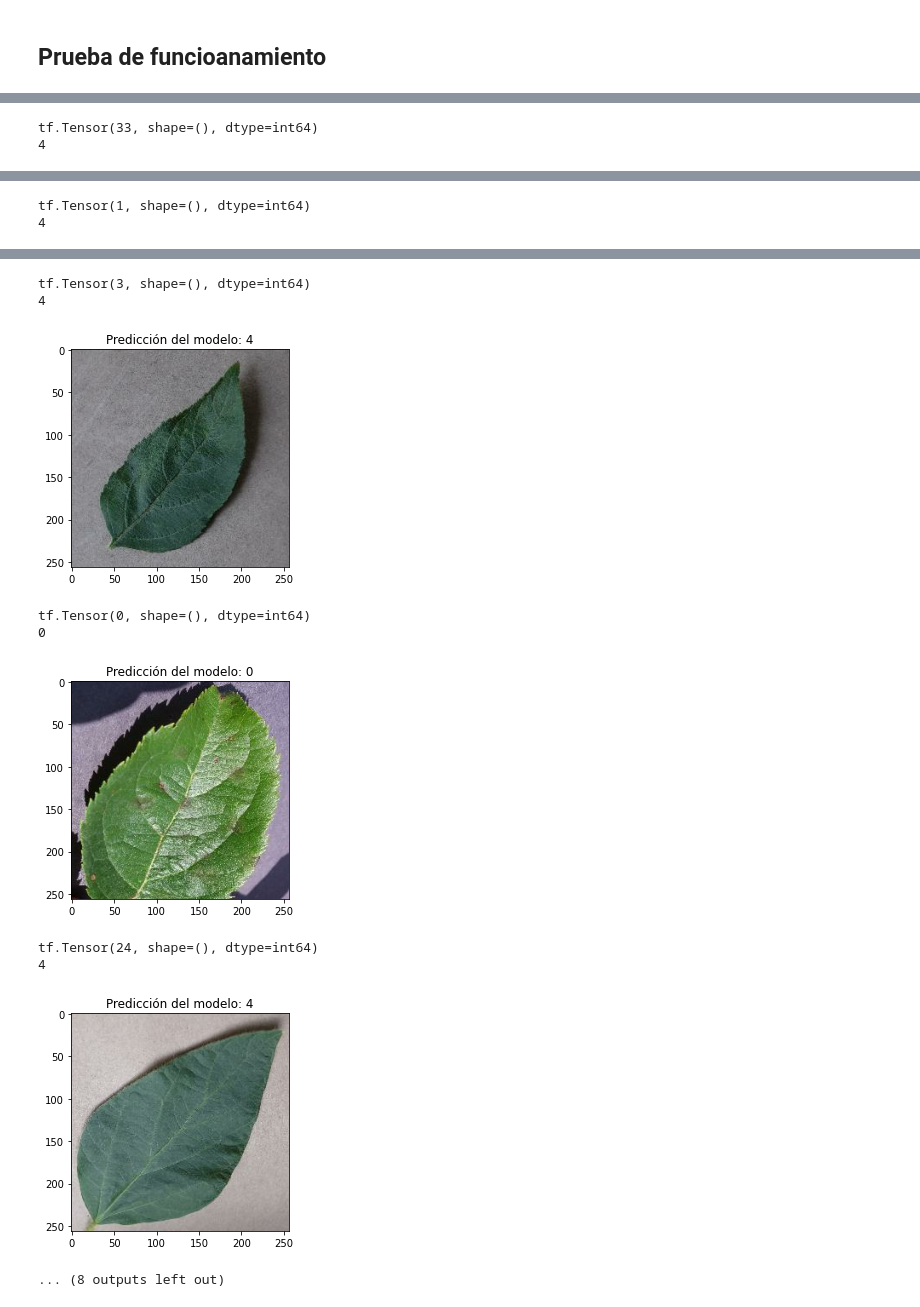
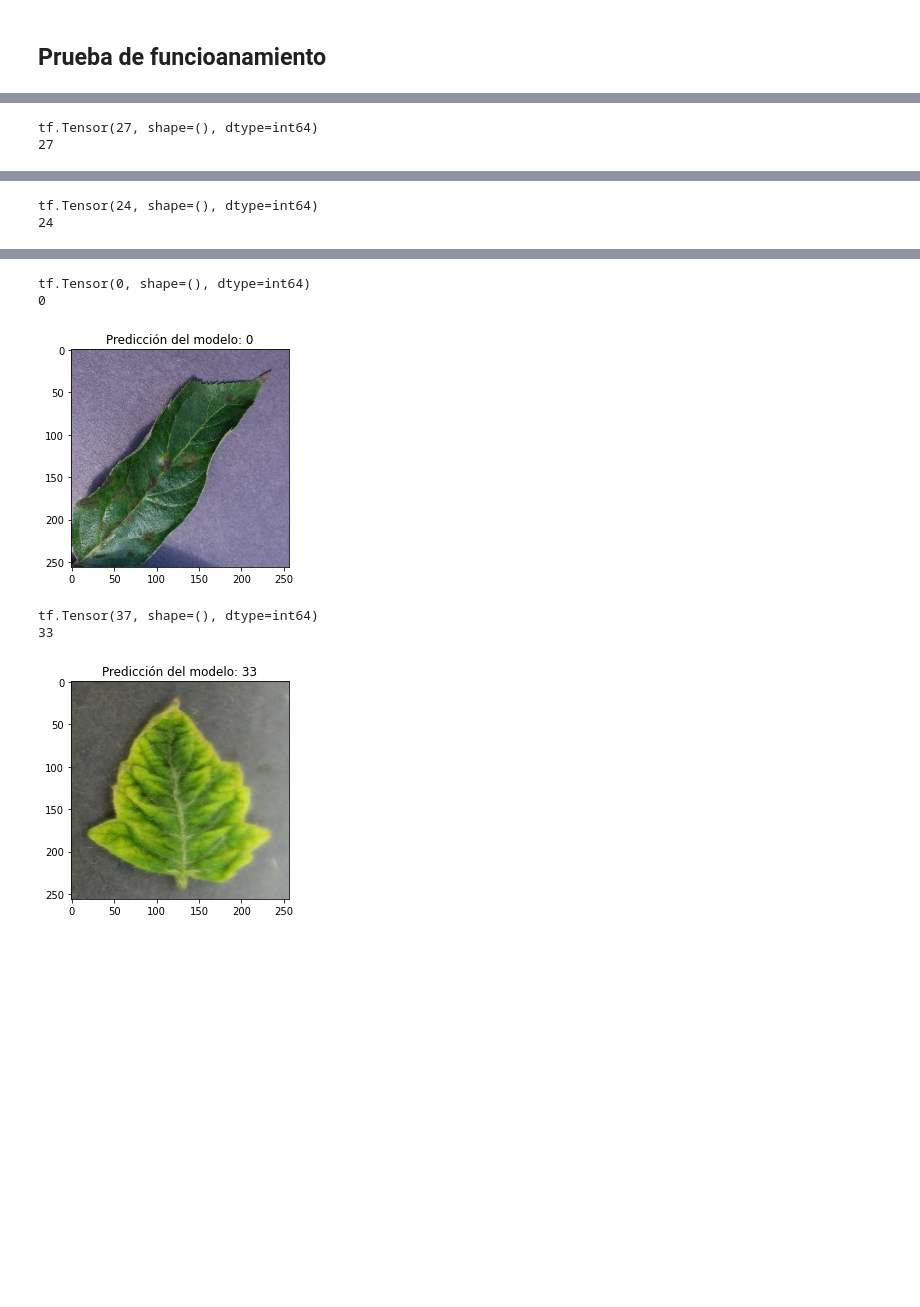
Before and after one commit to Saguirre9911/Tensroflow_tutoriales, a Jupyter notebook: Ejemplos de aplicacion/Tensorflow_Clasificador_de_enfermedades_en_platnas.ipynb, the cells around one changed output, grey strips where cells are left out. Drawn from its saved outputs; the diff is of its cells as text; code cells hidden in the pictures; blank space fills up the shorter version.

```diff
--- a/Ejemplos de aplicacion/Tensorflow_Clasificador_de_enfermedades_en_platnas.ipynb
+++ b/Ejemplos de aplicacion/Tensorflow_Clasificador_de_enfermedades_en_platnas.ipynb
@@ -41,7 +52,7 @@ ds_test=ds_test_min.take(1000)
 def normalizar_datos(image, label):
   """Normalizes images: `uint8` -> `float32`."""
   return tf.cast(image, tf.float32) / 255., label
-BATCH_SIZE=16
+BATCH_SIZE=32
 #PARA EL SET DE ENTRENAMIENTO
 ds_train = ds_train.map(normalizar_datos)# Normalizar los datos, pasa de 0-255 a 0-1
 ds_train = ds_train.cache()#Cacheamos el set de datos para que las iteraciones tomen menos tiempo
@@ -117,15 +132,13 @@ Trainable params: 8,395,526
 Non-trainable params: 0
 _________________________________________________________________
 # %%
-def compile_model(model):
+def train_model(model, train_dataset):
     """
-    Compilamos el modelo con el método compile, en este link se puede encontrar
+    Entrenamos el modelo con el método fit, en este link se puede encontrar
     3 tutoriales hechos por nosotros al respecto, donde vemos la creación del modelo
     el método compile y el método fit https://www.youtube.com/watch?v=dMHxECuxgyg&list=PLeu9kmTazPwybTtzTe_mBH18BbIELn083
     """
-    model.compile(
-        optimizer='adam',
-        loss = keras.losses.SparseCategoricalCrossentropy(),
-        metrics=['accuracy']
-    )
-compile_model(model)
+    history = model.fit(train_dataset, epochs=5, batch_size=BATCH_SIZE)
+    return history
+
+history = model.fit(ds_train, epochs=10,verbose=2,batch_size=BATCH_SIZE)
@@ -132,11 +165,0 @@ compile_model(model)
-# %%
-def train_model(model, train_dataset):
-    """
-    Entrenamos el modelo con el método fit, en este link se puede encontrar
-    3 tutoriales hechos por nosotros al respecto, donde vemos la creación del modelo
-    el método compile y el método fit https://www.youtube.com/watch?v=dMHxECuxgyg&list=PLeu9kmTazPwybTtzTe_mBH18BbIELn083
-    """
-    history = model.fit(train_dataset, epochs=5, batch_size=BATCH_SIZE)
-    return history
-
-history = model.fit(ds_train, epochs=30,verbose=2)
@@ -161,7 +166,7 @@ Epoch 30/30
 # %% [markdown]
 ## Prueba de funcioanamiento
 # %%
-ds_test_min = ds_test_min.take(10)
+ds_test_min = ds_test_min.take(5)
 
 for example in ds_test_min:  # example is `{'image': tf.Tensor, 'label': tf.Tensor}`
   image = example[0]
@@ -179,2 +184,2 @@ tf.Tensor(15, shape=(), dtype=int64)
-tf.Tensor(33, shape=(), dtype=int64)
-4
+tf.Tensor(27, shape=(), dtype=int64)
+27
@@ -182,2 +187,2 @@ tf.Tensor(33, shape=(), dtype=int64)
-tf.Tensor(1, shape=(), dtype=int64)
-4
+tf.Tensor(24, shape=(), dtype=int64)
+24
@@ -185,13 +190,9 @@ tf.Tensor(1, shape=(), dtype=int64)
-tf.Tensor(3, shape=(), dtype=int64)
-4
+tf.Tensor(0, shape=(), dtype=int64)
+0
-[figure, old version]
+[figure, new version]
-tf.Tensor(0, shape=(), dtype=int64)
-0
+tf.Tensor(37, shape=(), dtype=int64)
+33
-[figure, old version]
+[figure, new version]
-tf.Tensor(24, shape=(), dtype=int64)
-4
-[figure, removed]
-... (8 outputs left out)
 # %%
 print(np.argmax(predictions))
 # %% [output]
```
Also changed, not shown: parts of 9 cells of this notebook.
